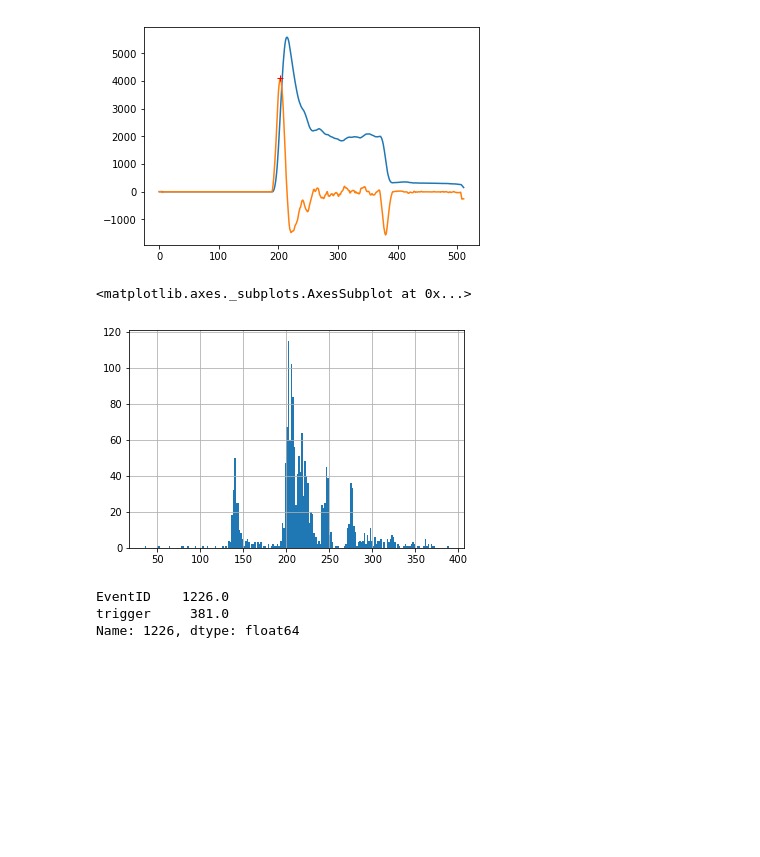
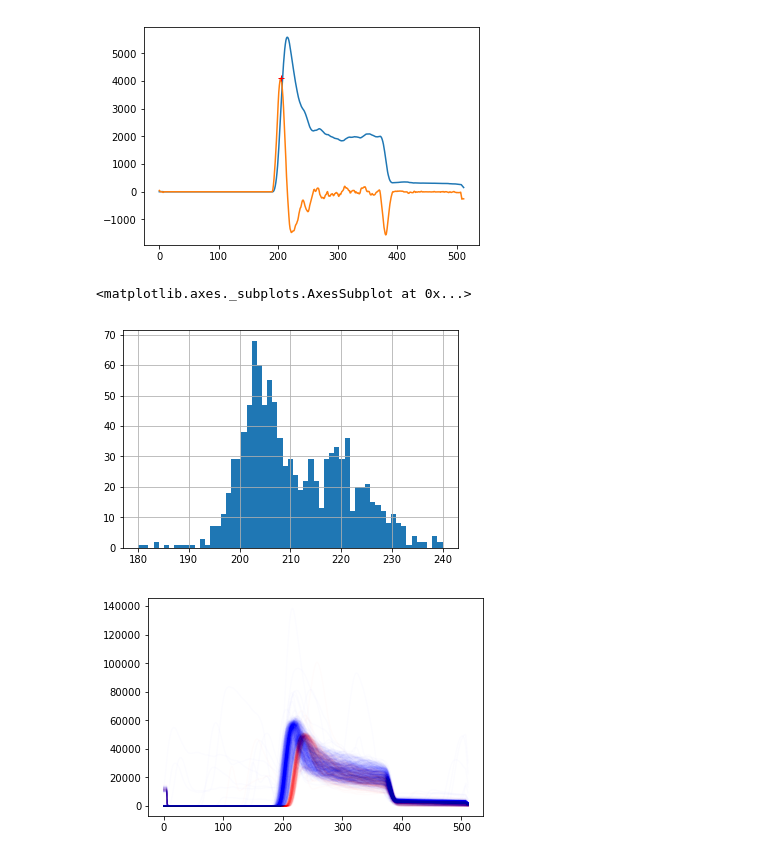
Before and after one commit to tbjc1magic/tbjcATTPCroot2, a Jupyter notebook: tbjcAnalysis/LeadingEdge.ipynb, the cells around one changed output. Cells and saved outputs as stored; diff of their text form; code cells hidden in the pictures; blank space fills up the shorter version.

```diff
--- a/tbjcAnalysis/LeadingEdge.ipynb
+++ b/tbjcAnalysis/LeadingEdge.ipynb
@@ -56,28 +52,34 @@ plt.plot(zip(*pl)[0],zip(*pl)[1],'+',c='r')
 [<matplotlib.lines.Line2D at 0x...>]
 [figure]
 # %%
-def FindLeadingEdge(event):
+def FindLeadingEdge(e):
+
+    event= e.iloc[1:-1]
     grad = np.gradient(event.values)
     peaks = peakdetect(grad,lookahead=10,delta=10)
     pl = peaks[1]+peaks[0]
     pl = [(x,y) for x,y in pl if x>10 and x<500]
     mp = max(zip(*pl)[1])
     pl = [(x,y) for x,y in pl if abs(y)>0.5*mp]
     pp = sorted(pl,key=lambda x:x[1])[-1]
-    return pd.Series(pp,index=['pos','height'])
+    #print e[['EventID','trigger']].values.tolist() +list(pp)
+    tmp = e[['EventID','trigger']].values.tolist() +list(pp)
+    return pd.Series(tmp,index=['EventID','trigger','pos','height'])
 
 
 tmp_df = pd.merge(convol_df,status_df,on='EventID')
 tmp_df = tmp_df[~tmp_df['trigger'].isnull()]
 tmp_df = tmp_df[tmp_df['trigger']<425]
-peakdf = tmp_df.iloc[:,1:-1].apply(FindLeadingEdge,axis=1)
-peakdf['pos'].hist(bins=200)
+peakdf = tmp_df.apply(FindLeadingEdge,axis=1)
+#(peakdf['trigger']-peakdf['pos']).hist(bins=np.linspace(150,200,100))
+(peakdf['pos']).hist(bins=np.linspace(180,240,60))
 # %% [output]
 <matplotlib.axes._subplots.AxesSubplot at 0x...>
-[figure, old version]
+[figure, new version]
-# %%
-status_df.ix[1226]
-# %% [output]
-EventID    1226.0
-trigger     381.0
-Name: 1226, dtype: float64
+# %%
+tmpdf = convol_df.iloc[peakdf[(peakdf['pos']>215)&((peakdf['pos']<225))]['EventID'].values.astype(int).tolist()]
+plt.plot(tmpdf.iloc[:,1:].T.values,c=(1,0,0,0.01));
+tmpdf = convol_df.iloc[peakdf[(peakdf['pos']>190)&((peakdf['pos']<215))]['EventID'].values.astype(int).tolist()]
+plt.plot(tmpdf.iloc[:,1:].T.values,c=(0,0,1,0.01));
+# %% [output]
+[figure, added]
```
Also changed, not shown: parts of 4 cells of this notebook.
